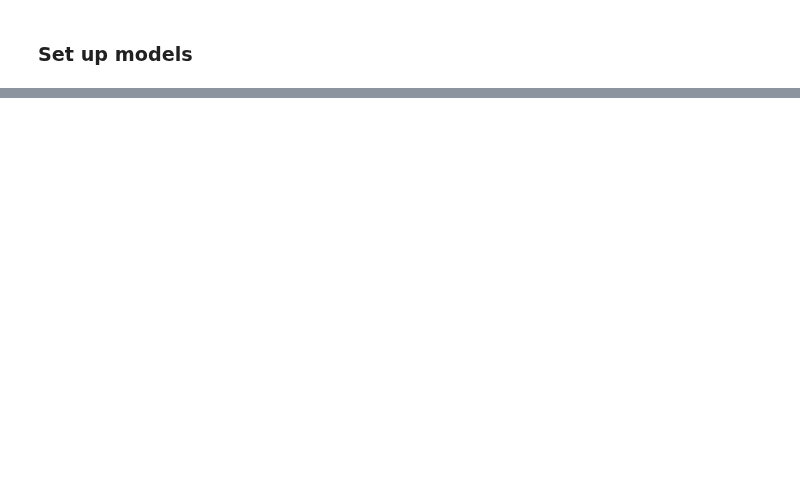
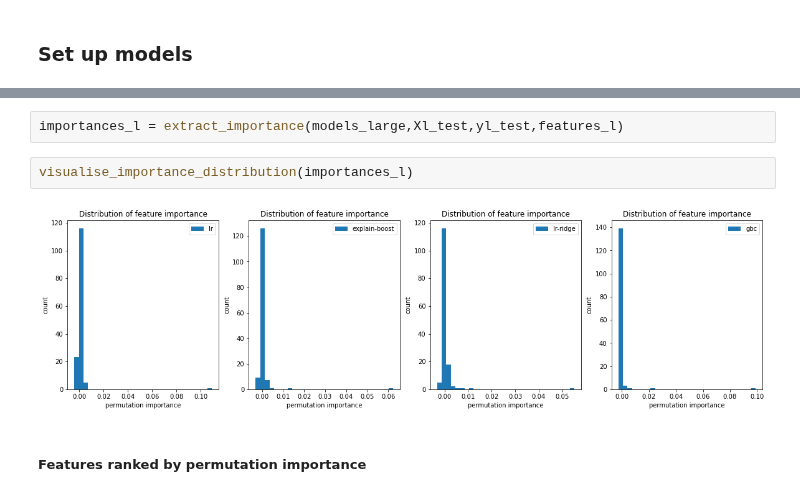
Before and after one commit to gradientinstitute/return2edu-paper, a Jupyter notebook: Modelling.ipynb, the cells around one changed output, grey strips where cells are left out. Cells and saved outputs as stored; diff of their text form; blank space fills up the shorter version.

```diff
--- a/Modelling.ipynb
+++ b/Modelling.ipynb
@@ -260,0 +431,8 @@ p_medu1miss Missing indicator for highest education of respondent's mother
+# %%
+importances_l = extract_importance(models_large,Xl_test,yl_test,features_l)
+# %%
+visualise_importance_distribution(importances_l)
+# %% [output]
+[figure, added]
+# %% [markdown]
+##### Features ranked by permutation importance
```
Also changed, not shown: parts of 42 cells of this notebook, 1 other file.
